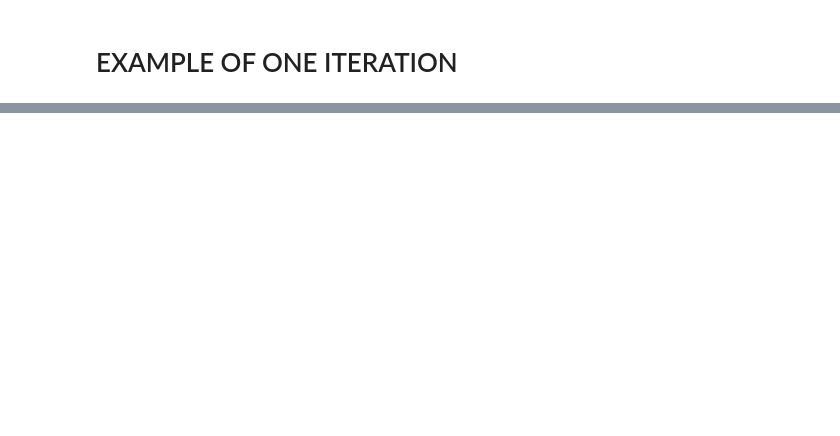
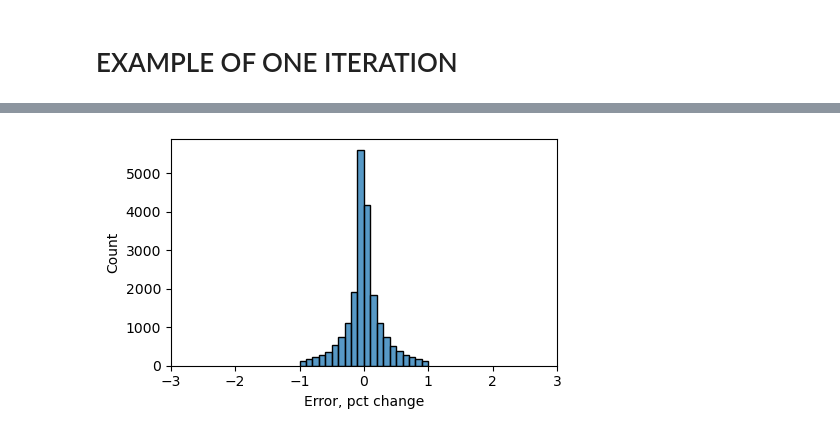
Before and after one commit to rmcguigan/PGE_RESEARCH, a Jupyter notebook: SP24_Research/SP24research_problem_statement.ipynb, the cells around one changed output, grey strips where cells are left out. Cells and saved outputs as stored; diff of their text form; code cells hidden in the pictures; blank space fills up the shorter version.

```diff
--- a/SP24_Research/SP24research_problem_statement.ipynb
+++ b/SP24_Research/SP24research_problem_statement.ipynb
@@ -227,3 +234,11 @@ plt.tight_layout(); plt.show()
+# %%
+fig, ax = plt.subplots(figsize=(golden_ratio * 3, 3))
+mask = test.rate > 0
+sns.histplot((test.rate_error[mask] - test.rate[mask]) / test.rate[mask], ax=ax, binwidth=.1)
+ax.set(xlabel='Error, pct change', ylabel='Count', xlim=(-3, 3))
+plt.tight_layout(); plt.show()
+# %% [output]
+[figure, added]
 # %%
 # create the bootstrap array for the test instance
 test.bootstrap(iterations=100,
```
Also changed, not shown: parts of 28 cells of this notebook, 3 other files.
